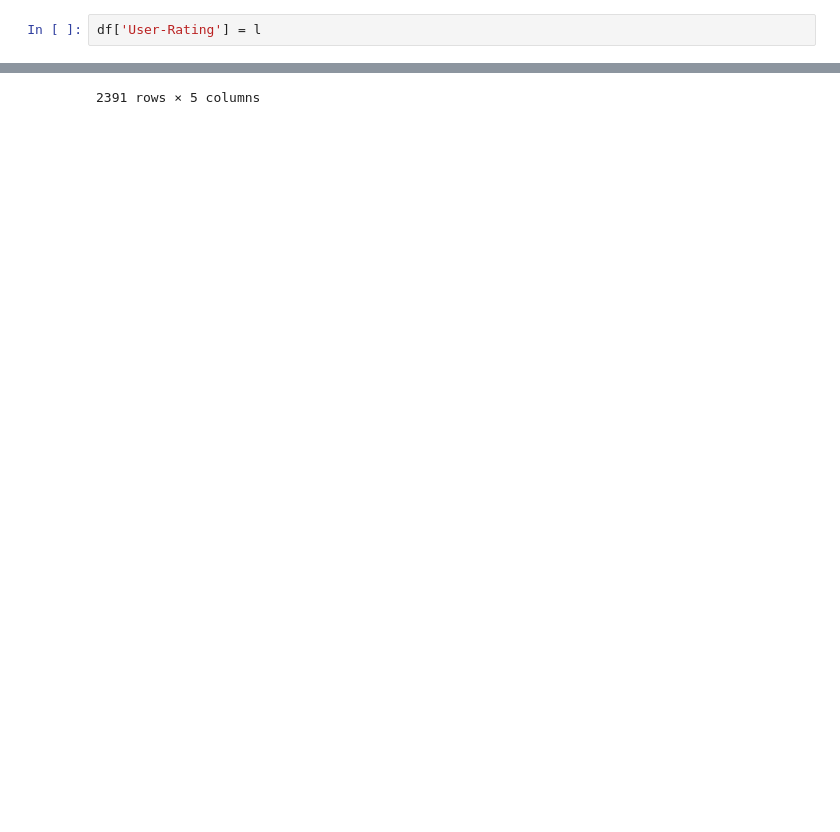
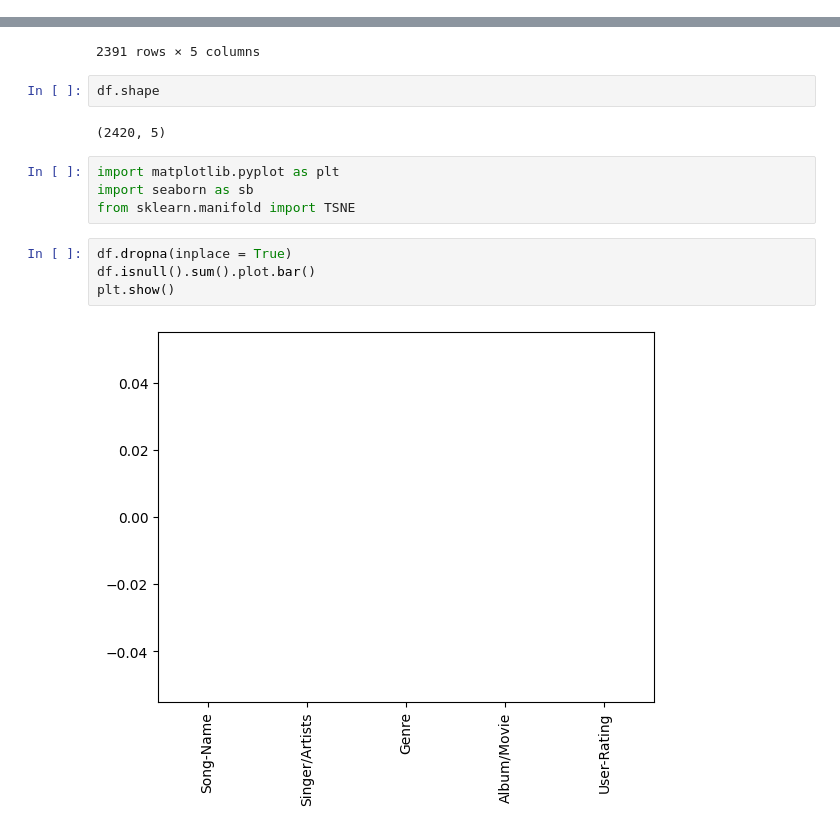
Before and after one commit to DwarakaSai/Music-Recommendation-System-Using-Machine-Learning, a Jupyter notebook: Music-Recommendation-System-Using-Machine-Learning.ipynb, the cells around one changed output, grey strips where cells are left out. Drawn from its saved outputs; the diff is of its cells as text; blank space fills up the shorter version.

```diff
--- a/Music-Recommendation-System-Using-Machine-Learning.ipynb
+++ b/Music-Recommendation-System-Using-Machine-Learning.ipynb
@@ -84,5 +84,3 @@ l
  '9.5',
  '9.3',
  ...]
-# %%
-df['User-Rating'] = l
@@ -108,3 +100,17 @@ df
 | 2418 | Ladi Re Ladi Tujhse Aankh Jo Ladi | Jagjit Kaur | BollywoodDance | Shola Aur Shabnam | 6.5 |
 | 2419 | Mummy Aur Daddy Mein Ladai Ho Gayi | Asha Bhosle | BollywoodDance | Shola Aur Shabnam | 6.6 |
 2391 rows × 5 columns
+# %%
+df.shape
+# %% [output]
+(2420, 5)
+# %%
+import matplotlib.pyplot as plt
+import seaborn as sb
+from sklearn.manifold import TSNE
+# %%
+df.dropna(inplace = True)
+df.isnull().sum().plot.bar()
+plt.show()
+# %% [output]
+[figure, added]
```
Also changed, not shown: parts of 4 cells of this notebook.
